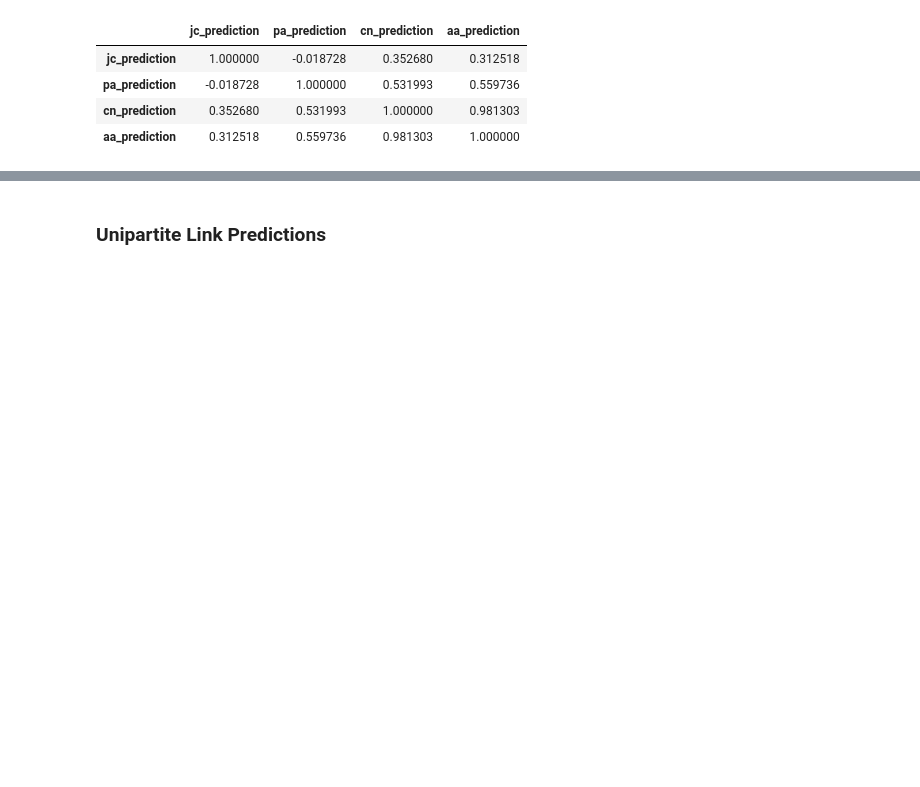
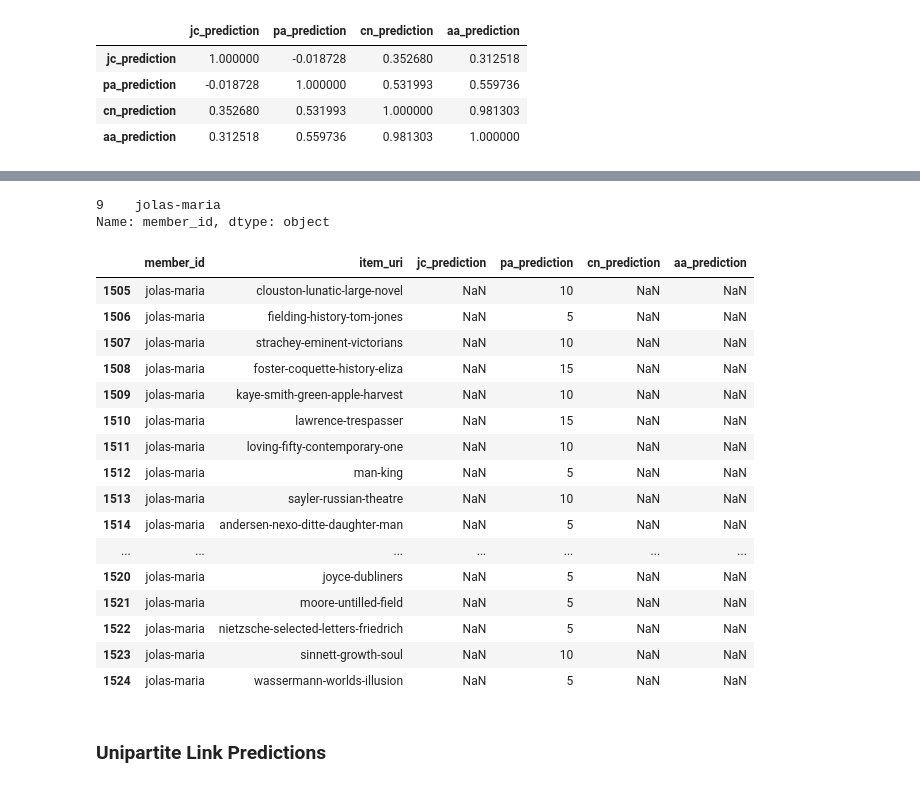
Before and after one commit to ZoeLeBlanc/unknown_borrowers, a Jupyter notebook: network_analysis/LinkPrediction.ipynb, the cells around one changed output, grey strips where cells are left out. Saved outputs shown, nothing was run; the diff lists cells and outputs as text; code cells hidden in the pictures; blank space fills up the shorter version.

```diff
--- a/network_analysis/LinkPrediction.ipynb
+++ b/network_analysis/LinkPrediction.ipynb
@@ -160,42 +177,3 @@ def get_predictions_by_metric(row, metric, predictions_df, circulation_books, li
-# %%
-number_of_results = 10
-limit_to_circulation = True
-predictions_df = all_preds.copy()
-dfs = []
-for index, row in tqdm(partial_df.iterrows(), total=partial_df.shape[0]):
-    identified_top_predictions = {}
-    circulation_start = row.subscription_starttime - sixmonths
-    circulation_events = events_df[events_df.start_datetime.between(
-        circulation_start, row.subscription_endtime) | events_df.end_datetime.between(circulation_start, row.subscription_endtime)]
-    popular_current = circulation_events.groupby(['item_uri']).size().reset_index(
-        name='counts').sort_values(['counts'], ascending=False)[0:number_of_results]
-    circulation_books = circulation_events.item_uri.unique().tolist()
-    identified_top_predictions['popular_current_books'] = popular_current.item_uri.tolist(
-    )
-    identified_top_predictions['popular_current_counts'] = popular_current.counts.tolist(
-    )
-    for idx, m in enumerate(metrics):
-        subset_predictions = get_predictions_by_metric(
-            row, m, predictions_df, circulation_books, limit_to_circulation)
-        identified_top_predictions[m] = subset_predictions[0:number_of_results].item_uri.tolist()
-        identified_top_predictions[f'{m}_scores'] = subset_predictions[0:number_of_results][m].tolist(
-        )
-
-    df_final = pd.DataFrame.from_dict(
-        identified_top_predictions, orient='columns')
-
-    df_final['member_id'] = row.member_id
-    df_final['subscription_starttime'] = row.subscription_starttime
-    df_final['subscription_endtime'] = row.subscription_endtime
-    df_final['known_borrows'] = row.known_borrows
-
-    output_path = './data/partial_bipartite_link_predictions.csv'
-    if index == 0:
-        os.remove(output_path)
-    if os.path.exists(output_path):
-        df_final.to_csv(output_path, mode='a', header=False, index=False)
-    else:
-        df_final.to_csv(output_path, index=False, header=True)
 # %%
 tuples = [tuple(x) for x in all_events_bipartite_edgelist.values]
 graph = convert_edge_list(tuples, bipartite=True)
@@ -234,0 +308,26 @@ most similar members based on book history ['lestocquoy' 'raousset' 'raphael-fra
+# %%
+partial_df[9:10].member_id
+# %% [output]
+9    jolas-maria
+Name: member_id, dtype: object
+# %%
+predictions_df[predictions_df.member_id == 'jolas-maria'].sort_values(
+    by=['jc_prediction'], ascending=False)[0:20]
+# %% [output]
+|  | member_id | item_uri | jc_prediction | pa_prediction | cn_prediction | aa_prediction |
+| 1505 | jolas-maria | clouston-lunatic-large-novel | NaN | 10 | NaN | NaN |
+| 1506 | jolas-maria | fielding-history-tom-jones | NaN | 5 | NaN | NaN |
+| 1507 | jolas-maria | strachey-eminent-victorians | NaN | 10 | NaN | NaN |
+| 1508 | jolas-maria | foster-coquette-history-eliza | NaN | 15 | NaN | NaN |
+| 1509 | jolas-maria | kaye-smith-green-apple-harvest | NaN | 10 | NaN | NaN |
+| 1510 | jolas-maria | lawrence-trespasser | NaN | 15 | NaN | NaN |
+| 1511 | jolas-maria | loving-fifty-contemporary-one | NaN | 10 | NaN | NaN |
+| 1512 | jolas-maria | man-king | NaN | 5 | NaN | NaN |
+| 1513 | jolas-maria | sayler-russian-theatre | NaN | 10 | NaN | NaN |
+| 1514 | jolas-maria | andersen-nexo-ditte-daughter-man | NaN | 5 | NaN | NaN |
+| ... | ... | ... | ... | ... | ... | ... |
+| 1520 | jolas-maria | joyce-dubliners | NaN | 5 | NaN | NaN |
+| 1521 | jolas-maria | moore-untilled-field | NaN | 5 | NaN | NaN |
+| 1522 | jolas-maria | nietzsche-selected-letters-friedrich | NaN | 5 | NaN | NaN |
+| 1523 | jolas-maria | sinnett-growth-soul | NaN | 10 | NaN | NaN |
+| 1524 | jolas-maria | wassermann-worlds-illusion | NaN | 5 | NaN | NaN |
```
Also changed, not shown: parts of 42 cells of this notebook, 25 other files.
